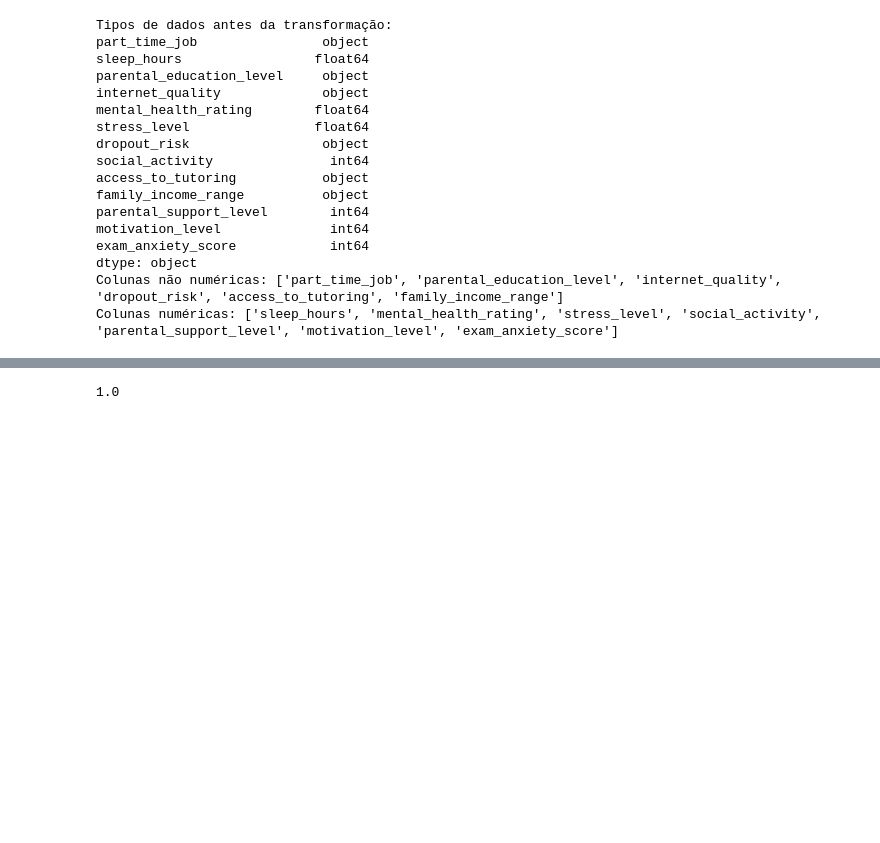
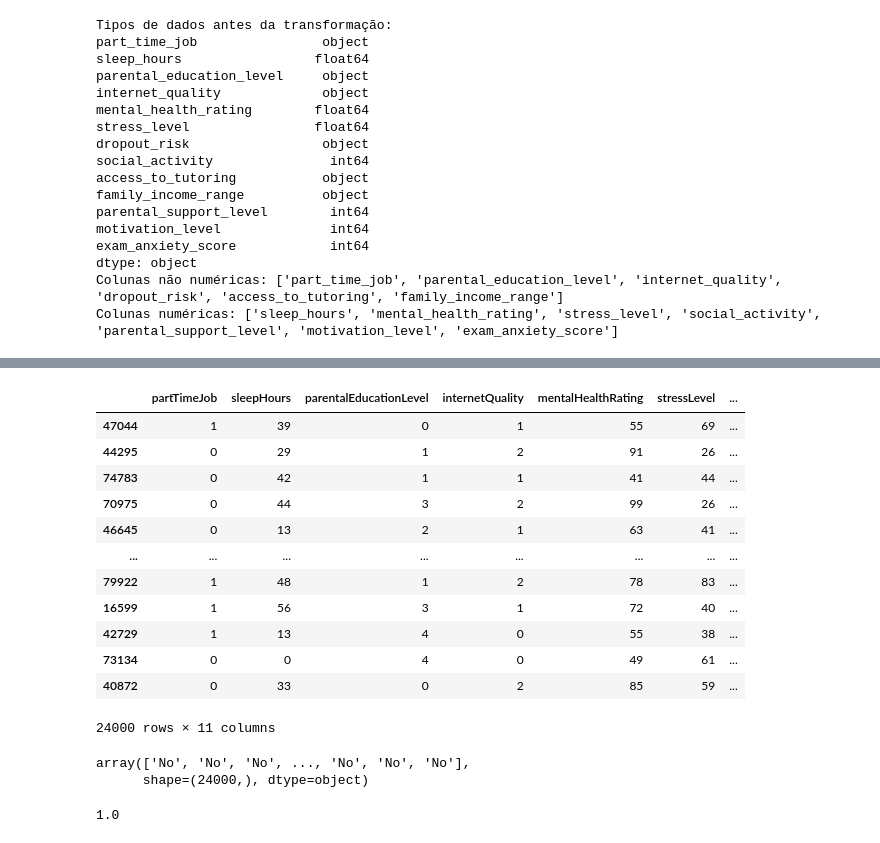
Before and after one commit to rafyzzs/tpia, a Jupyter notebook: ia2.ipynb, the cells around one changed output, grey strips where cells are left out. Drawn from its saved outputs; the diff is of its cells as text; code cells hidden in the pictures; blank space fills up the shorter version.

Commit message:
Teste

```diff
--- a/ia2.ipynb
+++ b/ia2.ipynb
@@ -94,9 +94,12 @@ df.head(8)
 8 rows × 31 columns
 # %%
 #Retirada de atributos que não tem relação com o ambiente que o aluno está inserido
-df_sem_atributos = df.drop(columns=['student_id', 'major', 'age', 'gender', 'social_media_hours', 'netflix_hours','attendance_percentage','study_hours_per_day', 'learning_style',
-                                    'diet_quality', 'exercise_frequency', 'time_management_score','semester', 'study_environment',
-                                    'extracurricular_participation', 'previous_gpa', 'screen_time', 'exam_score', 'semester' ])
+df_sem_atributos = df.drop(columns=['student_id', 'major', 'age', 'gender', 'social_media_hours',
+                                    'netflix_hours','attendance_percentage','study_hours_per_day',
+                                    'learning_style','diet_quality', 'exercise_frequency',
+                                     'time_management_score','semester', 'study_environment',
+                                    'extracurricular_participation', 'previous_gpa', 'screen_time',
+                                     'exam_score', 'semester' ])
 display(df_sem_atributos.head(8))
 
 print("Número de colunas:", df_sem_atributos.shape[1])
@@ -214,7 +195,11 @@ entradasNovas
 # %%
+from sklearn.model_selection import train_test_split
 from sklearn import tree
 
 modelo = tree.DecisionTreeClassifier()
 
-modelo.fit(entradasNovas, alvo)
+X_train, X_test, y_train, y_test = train_test_split(entradasNovas, alvo, test_size=0.3, random_state=42)
+modelo.fit(X_train, y_train)
+print("Acerto no treino:", modelo.score(X_train, y_train))
+print("Acerto no teste:", modelo.score(X_test, y_test))
 # %% [output]
@@ -222,3 +229,25 @@ DecisionTreeClassifier()
+# %%
+X_test
+# %% [output]
+|  | partTimeJob | sleepHours | parentalEducationLevel | internetQuality | mentalHealthRating | stressLevel | ... |
+| 47044 | 1 | 39 | 0 | 1 | 55 | 69 | ... |
+| 44295 | 0 | 29 | 1 | 2 | 91 | 26 | ... |
+| 74783 | 0 | 42 | 1 | 1 | 41 | 44 | ... |
+| 70975 | 0 | 44 | 3 | 2 | 99 | 26 | ... |
+| 46645 | 0 | 13 | 2 | 1 | 63 | 41 | ... |
+| ... | ... | ... | ... | ... | ... | ... | ... |
+| 79922 | 1 | 48 | 1 | 2 | 78 | 83 | ... |
+| 16599 | 1 | 56 | 3 | 1 | 72 | 40 | ... |
+| 42729 | 1 | 13 | 4 | 0 | 55 | 38 | ... |
+| 73134 | 0 | 0 | 4 | 0 | 49 | 61 | ... |
+| 40872 | 0 | 33 | 0 | 2 | 85 | 59 | ... |
+24000 rows × 11 columns
+# %%
+previsao = clf.predict(X_test)
+previsao
+# %% [output]
+array(['No', 'No', 'No', ..., 'No', 'No', 'No'],
+      shape=(24000,), dtype=object)
 # %%
 modelo.score(entradasNovas, alvo)
 # %% [output]
```
Also changed, not shown: parts of 6 cells of this notebook.
